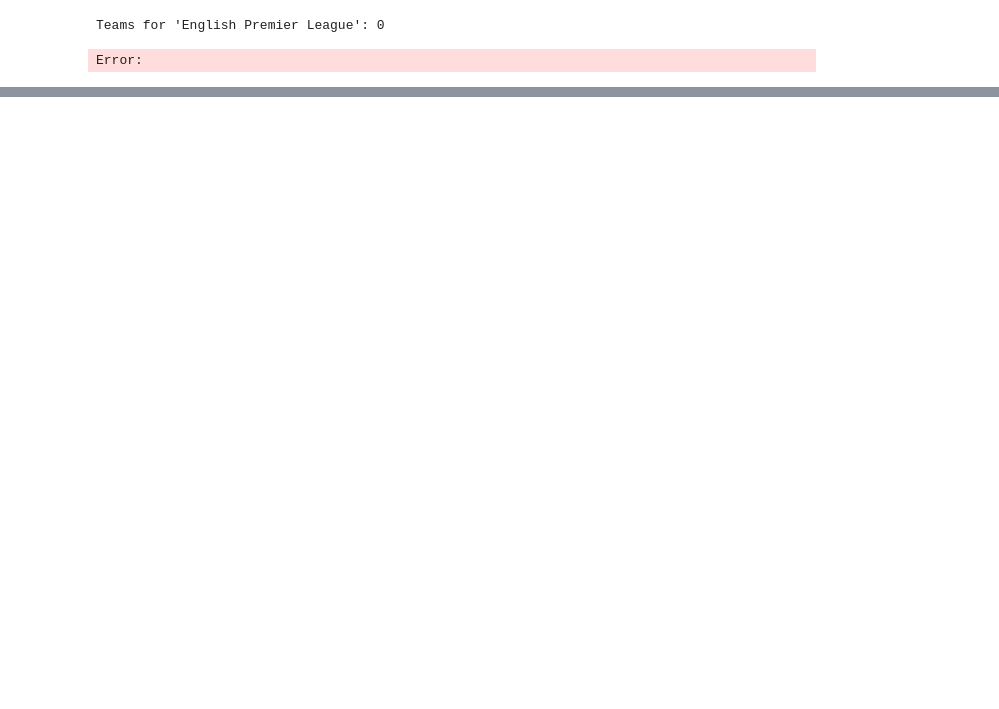
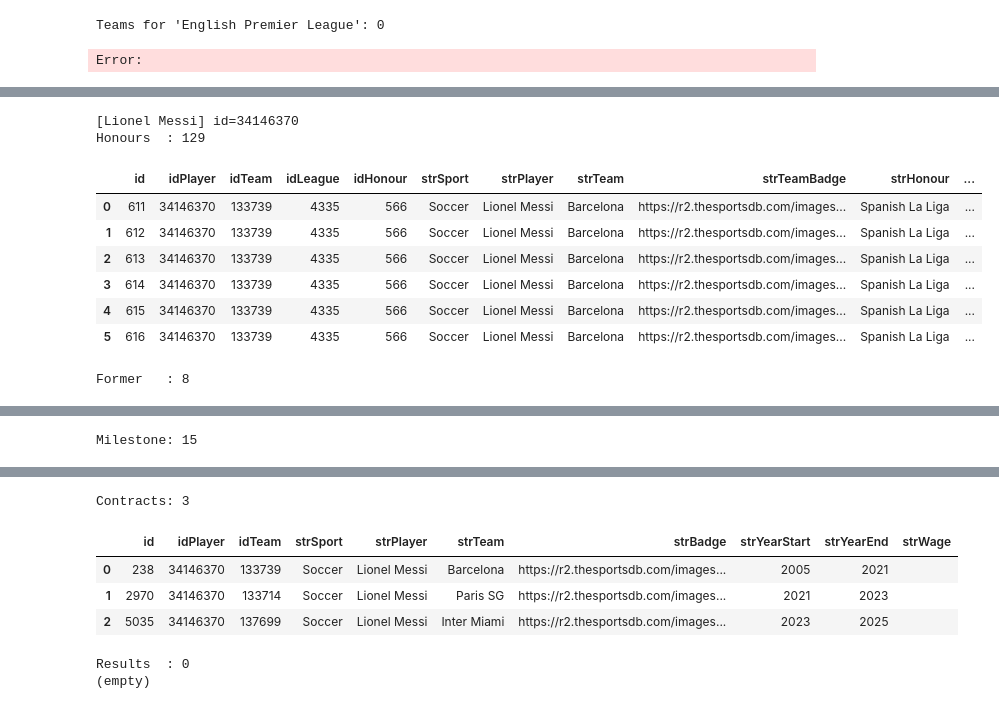
Before and after one commit to SYNCODE-SLIIT/Sports-Analysis, a Jupyter notebook: sports-ai/notebooks/collecterTest2.ipynb, the cells around one changed output, grey strips where cells are left out. Cells and saved outputs as stored; diff of their text form; code cells hidden in the pictures; blank space fills up the shorter version.

```diff
--- a/sports-ai/notebooks/collecterTest2.ipynb
+++ b/sports-ai/notebooks/collecterTest2.ipynb
@@ -985,0 +714,20 @@ for L in ["English Premier League", "Spanish La Liga", "Belgian Pro League"]:
+# %%
+import time, requests, pprint, pandas as pd
+
+BASE = "https://www.thesportsdb.com/api/v1/json/3"
+
+def GET(path, params=None):
+    p = dict(params or {})
+    p["_ts"] = f"{time.time():.6f}"  # cache-buster
+    r = requests.get(f"{BASE}/{path}", params=p, timeout=20)
+    r.raise_for_status()
+    return r.json()
+
+def head_rows(items, n=5, cols=None):
+    if not items:
+        print("(empty)")
+        return
+    df = pd.DataFrame(items)
+    if cols:
+        df = df[ [c for c in cols if c in df.columns] ]
+    display(df.head(n))
@@ -985,0 +838,37 @@ for L in ["English Premier League", "Spanish La Liga", "Belgian Pro League"]:
+# %%
+PLAYER_NAME = "Lionel Messi"  # change as needed
+
+def resolve_player_id(player_name: str) -> str:
+    players = GET("searchplayers.php", {"p": player_name}).get("player") or []
+    if not players:
+        raise ValueError(f"No player found: {player_name}")
+    name_l = player_name.strip().lower()
+    exact = [p for p in players if (p.get("strPlayer") or "").strip().lower()==name_l]
+    pick = exact[0] if exact else players[0]
+    return str(pick["idPlayer"])
+
+PID = resolve_player_id(PLAYER_NAME)
+
+honours   = GET("lookuphonours.php",      {"id": PID}).get("honours") or []
+former    = GET("lookupformerteams.php",  {"id": PID}).get("formerteams") or []
+milestone = GET("lookupmilestones.php",   {"id": PID}).get("milestones") or []
+contracts = GET("lookupcontracts.php",    {"id": PID}).get("contracts") or []
+pres      = GET("playerresults.php",      {"id": PID}).get("results") or []
+
+print(f"[{PLAYER_NAME}] id={PID}")
+print("Honours  :", len(honours));   head_rows(honours, n=6)
+print("Former   :", len(former));    head_rows(former, n=6)
+print("Milestone:", len(milestone)); head_rows(milestone, n=6)
+print("Contracts:", len(contracts)); head_rows(contracts, n=6)
+print("Results  :", len(pres));      head_rows(pres, n=6)
+# %% [output]
+[Lionel Messi] id=34146370
+Honours  : 129
+|  | id | idPlayer | idTeam | idLeague | idHonour | strSport | strPlayer | strTeam | strTeamBadge | strHonour | ... |
+| 0 | 611 | 34146370 | 133739 | 4335 | 566 | Soccer | Lionel Messi | Barcelona | https://r2.thesportsdb.com/images... | Spanish La Liga | ... |
+| 1 | 612 | 34146370 | 133739 | 4335 | 566 | Soccer | Lionel Messi | Barcelona | https://r2.thesportsdb.com/images... | Spanish La Liga | ... |
+| 2 | 613 | 34146370 | 133739 | 4335 | 566 | Soccer | Lionel Messi | Barcelona | https://r2.thesportsdb.com/images... | Spanish La Liga | ... |
+| 3 | 614 | 34146370 | 133739 | 4335 | 566 | Soccer | Lionel Messi | Barcelona | https://r2.thesportsdb.com/images... | Spanish La Liga | ... |
+| 4 | 615 | 34146370 | 133739 | 4335 | 566 | Soccer | Lionel Messi | Barcelona | https://r2.thesportsdb.com/images... | Spanish La Liga | ... |
+| 5 | 616 | 34146370 | 133739 | 4335 | 566 | Soccer | Lionel Messi | Barcelona | https://r2.thesportsdb.com/images... | Spanish La Liga | ... |
+Former   : 8
@@ -985,0 +882 @@ for L in ["English Premier League", "Spanish La Liga", "Belgian Pro League"]:
+Milestone: 15
@@ -985,0 +890,7 @@ for L in ["English Premier League", "Spanish La Liga", "Belgian Pro League"]:
+Contracts: 3
+|  | id | idPlayer | idTeam | strSport | strPlayer | strTeam | strBadge | strYearStart | strYearEnd | strWage |
+| 0 | 238 | 34146370 | 133739 | Soccer | Lionel Messi | Barcelona | https://r2.thesportsdb.com/images... | 2005 | 2021 |  |
+| 1 | 2970 | 34146370 | 133714 | Soccer | Lionel Messi | Paris SG | https://r2.thesportsdb.com/images... | 2021 | 2023 |  |
+| 2 | 5035 | 34146370 | 137699 | Soccer | Lionel Messi | Inter Miami | https://r2.thesportsdb.com/images... | 2023 | 2025 |  |
+Results  : 0
+(empty)
```
Also changed, not shown: parts of 42 cells of this notebook, 2 other files.
